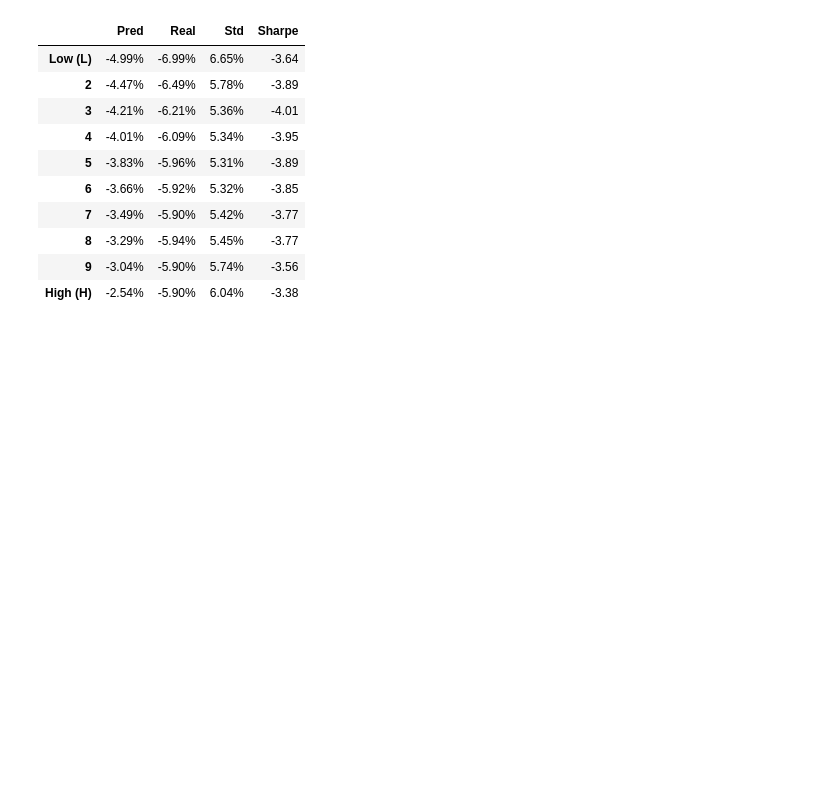
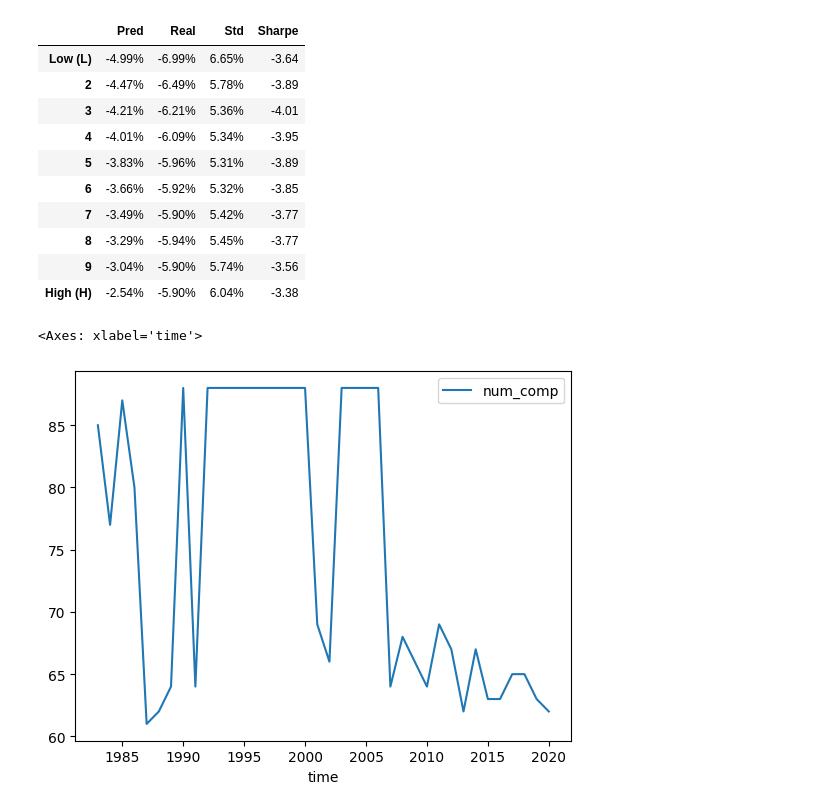
Before and after one commit to KidQuant/Taming-The-Factor-Zoo, a Jupyter notebook: 4.4_ENet.ipynb, the cells around one changed output. Cells and saved outputs as stored; diff of their text form; code cells hidden in the pictures; blank space fills up the shorter version.

```diff
--- a/4.4_ENet.ipynb
+++ b/4.4_ENet.ipynb
@@ -583,3 +582,17 @@ ew_df
 | 8 | -3.29% | -5.94% | 5.45% | -3.77 |
 | 9 | -3.04% | -5.90% | 5.74% | -3.56 |
 | High (H) | -2.54% | -5.90% | 6.04% | -3.38 |
+# %%
+
+pd.DataFrame(num_coef_time.items())
+numpc_table = pd.DataFrame(num_coef_time.items(), columns=['Identifier', 'num_comp'])
+numpc_table['Identifier'] = numpc_table['Identifier'].astype(str)
+numpc_table['time'] = numpc_table['Identifier'].str[20:30]
+numpc_table['time'] = pd.to_datetime(numpc_table['time'], utc=False)
+numpc_table['time'] = numpc_table['time'].dt.year
+numpc_table.drop(['Identifier'], axis = 1, inplace=True)
+
+numpc_table.set_index('time').plot()
+# %% [output]
+<Axes: xlabel='time'>
+[figure, added]
```
Also changed, not shown: parts of 3 cells of this notebook.
